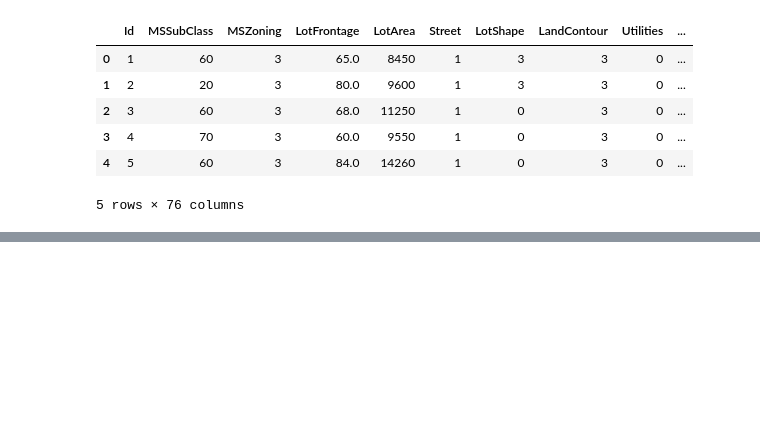
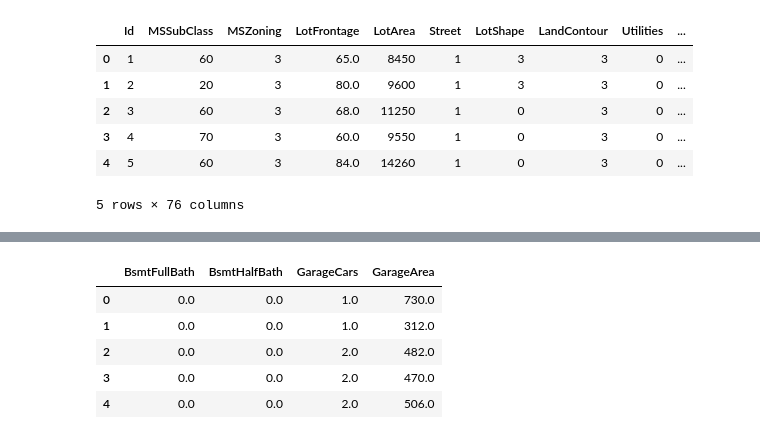
Before and after one commit to michaelmunje/Kaggle-House-Prices, a Jupyter notebook: HouseSales.ipynb, the cells around one changed output, grey strips where cells are left out. Drawn from its saved outputs; the diff is of its cells as text; code cells hidden in the pictures; blank space fills up the shorter version.

```diff
--- a/HouseSales.ipynb
+++ b/HouseSales.ipynb
@@ -409,0 +494,14 @@ def clean_test(df_test):
+# %%
+df_test['BsmtFinSF1'] = df_test['BsmtFinSF1'].fillna(df_test['BsmtFinSF1'].median())
+df_test['BsmtFinSF2'] = df_test['BsmtFinSF2'].fillna(df_test['BsmtFinSF2'].median())
+df_test['BsmtUnfSF'] = df_test['BsmtUnfSF'].fillna(df_test['BsmtUnfSF'].median())
+df_test['TotalBsmtSF'] = df_test['TotalBsmtSF'].fillna(df_test['TotalBsmtSF'].median())
+# %%
+df_test[['BsmtFullBath', 'BsmtHalfBath', 'GarageCars', 'GarageArea']].head()
+# %% [output]
+|  | BsmtFullBath | BsmtHalfBath | GarageCars | GarageArea |
+| 0 | 0.0 | 0.0 | 1.0 | 730.0 |
+| 1 | 0.0 | 0.0 | 1.0 | 312.0 |
+| 2 | 0.0 | 0.0 | 2.0 | 482.0 |
+| 3 | 0.0 | 0.0 | 2.0 | 470.0 |
+| 4 | 0.0 | 0.0 | 2.0 | 506.0 |
```
Also changed, not shown: parts of 16 cells of this notebook, 1 other file.
